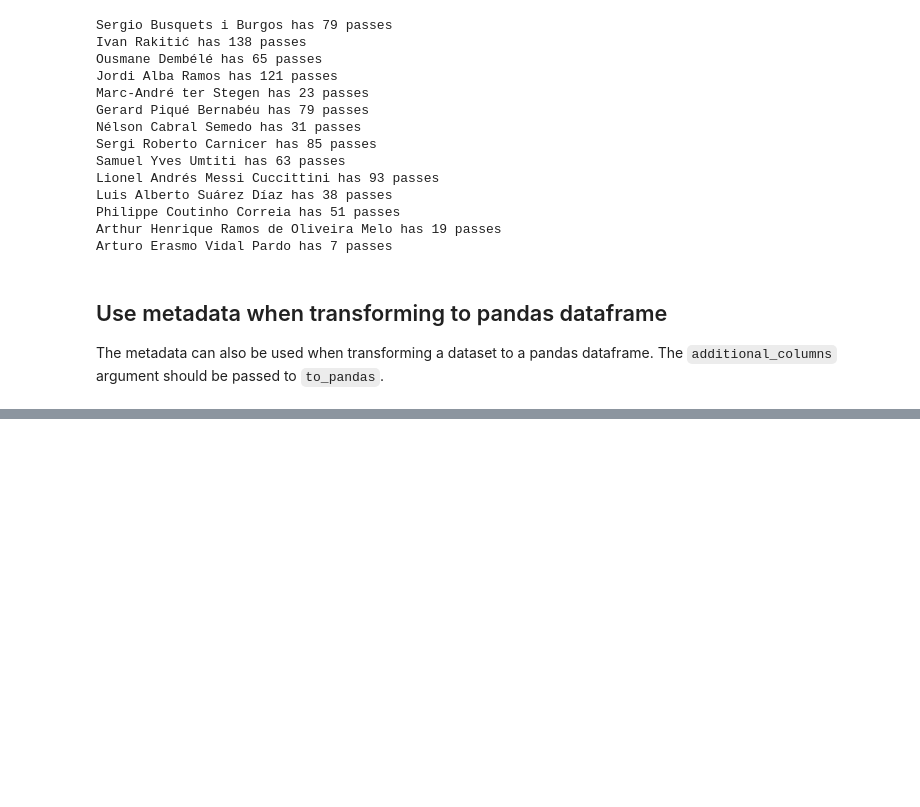
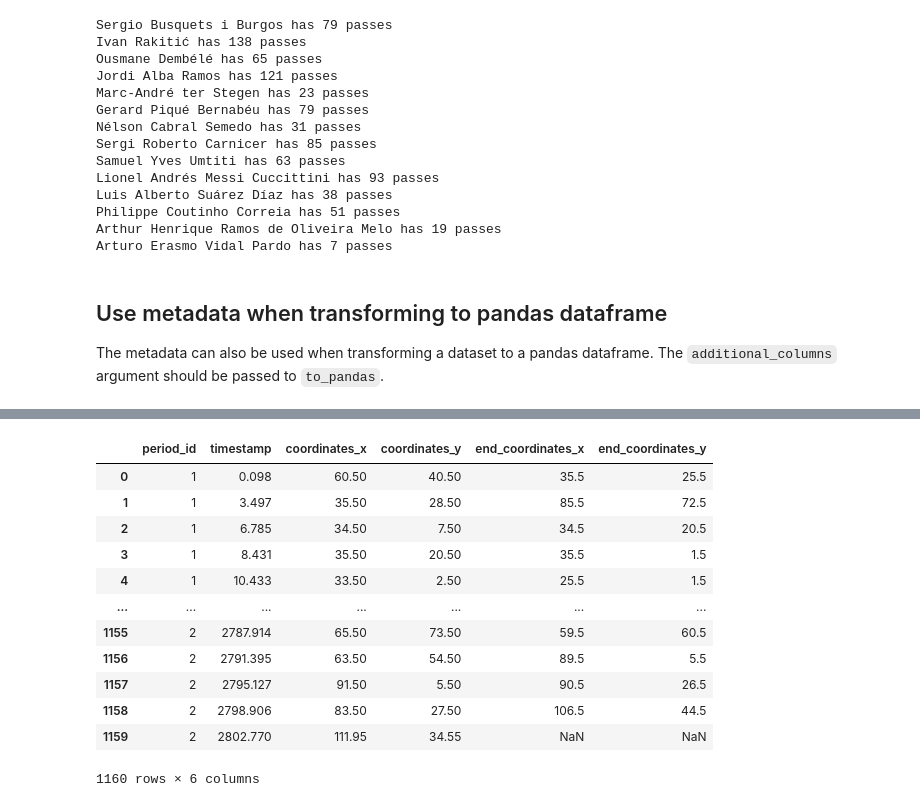
Before and after one commit to PySport/kloppy, a Jupyter notebook: docs/examples/event_data.ipynb, the cells around one changed output, grey strips where cells are left out. Saved outputs shown, nothing was run; the diff lists cells and outputs as text; code cells hidden in the pictures; blank space fills up the shorter version.

```diff
--- a/docs/examples/event_data.ipynb
+++ b/docs/examples/event_data.ipynb
@@ -198,0 +218,20 @@ transformer(event)
+# %%
+dataset.to_df(
+    'period_id',
+    'timestamp',
+    '*coordinates*',
+)
+# %% [output]
+|  | period_id | timestamp | coordinates_x | coordinates_y | end_coordinates_x | end_coordinates_y |
+| 0 | 1 | 0.098 | 60.50 | 40.50 | 35.5 | 25.5 |
+| 1 | 1 | 3.497 | 35.50 | 28.50 | 85.5 | 72.5 |
+| 2 | 1 | 6.785 | 34.50 | 7.50 | 34.5 | 20.5 |
+| 3 | 1 | 8.431 | 35.50 | 20.50 | 35.5 | 1.5 |
+| 4 | 1 | 10.433 | 33.50 | 2.50 | 25.5 | 1.5 |
+| ... | ... | ... | ... | ... | ... | ... |
+| 1155 | 2 | 2787.914 | 65.50 | 73.50 | 59.5 | 60.5 |
+| 1156 | 2 | 2791.395 | 63.50 | 54.50 | 89.5 | 5.5 |
+| 1157 | 2 | 2795.127 | 91.50 | 5.50 | 90.5 | 26.5 |
+| 1158 | 2 | 2798.906 | 83.50 | 27.50 | 106.5 | 44.5 |
+| 1159 | 2 | 2802.770 | 111.95 | 34.55 | NaN | NaN |
+1160 rows × 6 columns
```
Also changed, not shown: parts of 9 cells of this notebook, 2 other files.
